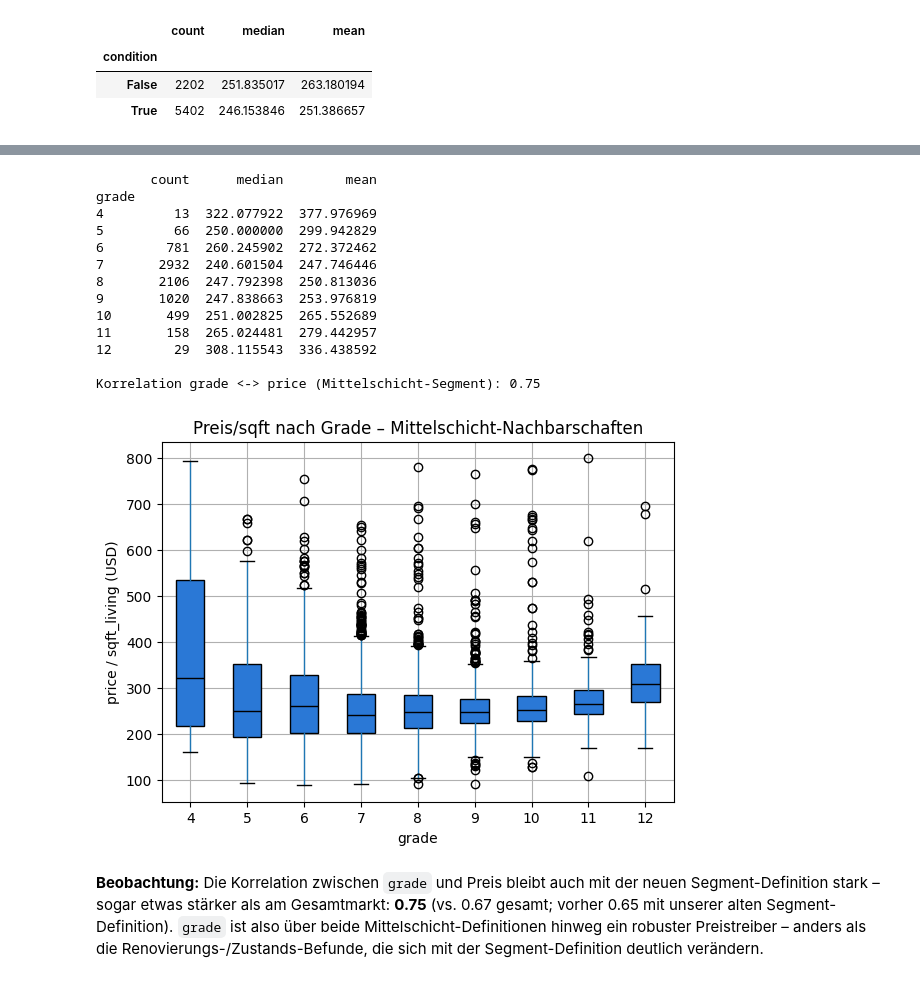
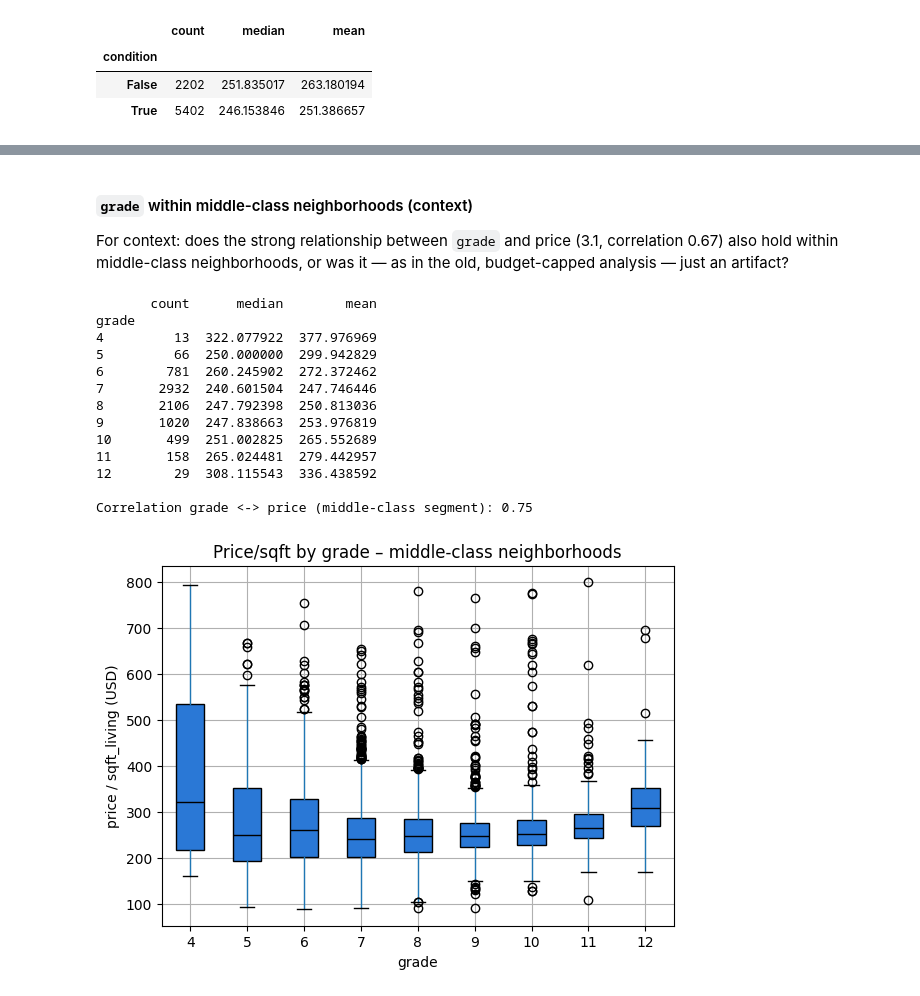
Before and after one commit to 1com/ds-eda-project, a Jupyter notebook: 04_hypothesis_2.ipynb, the cells around one changed output, grey strips where cells are left out. Cells and saved outputs as stored; diff of their text form; code cells hidden in the pictures.

```diff
--- a/04_hypothesis_2.ipynb
+++ b/04_hypothesis_2.ipynb
@@ -222,31 +212,33 @@ Zur Einordnung: Gilt der starke Zusammenhang zwischen `grade` und Preis (3.1, Ko
+# %% [markdown]
+#### `grade` within middle-class neighborhoods (context)
+
+For context: does the strong relationship between `grade` and price (3.1, correlation 0.67) also hold within middle-class neighborhoods, or was it — as in the old, budget-capped analysis — just an artifact?
 # %%
 bonnie_grade = bonnie.groupby("grade")["price_per_sqft"].agg(["count", "median", "mean"])
 print(bonnie_grade)
-print("\nKorrelation grade <-> price (Mittelschicht-Segment):", bonnie["grade"].corr(bonnie["price"]).round(2))
+print("\nCorrelation grade <-> price (middle-class segment):", bonnie["grade"].corr(bonnie["price"]).round(2))
 
 fig, ax = plt.subplots()
 bonnie.boxplot(column="price_per_sqft", by="grade", ax=ax, patch_artist=True,
                boxprops={"facecolor": "#2a78d6", "edgecolor": "black"},
                medianprops={"color": "black"})
-ax.set_title("Preis/sqft nach Grade – Mittelschicht-Nachbarschaften")
+ax.set_title("Price/sqft by grade – middle-class neighborhoods")
 ax.set_xlabel("grade")
 ax.set_ylabel("price / sqft_living (USD)")
 plt.suptitle("")
 plt.show()
 # %% [output]
        count      median        mean
 grade
 4         13  322.077922  377.976969
 5         66  250.000000  299.942829
 6        781  260.245902  272.372462
 7       2932  240.601504  247.746446
 8       2106  247.792398  250.813036
 9       1020  247.838663  253.976819
 10       499  251.002825  265.552689
 11       158  265.024481  279.442957
 12        29  308.115543  336.438592
 
-Korrelation grade <-> price (Mittelschicht-Segment): 0.75
+Correlation grade <-> price (middle-class segment): 0.75
-[figure, old version]
+[figure, new version]
-# %% [markdown]
-**Beobachtung:** Die Korrelation zwischen `grade` und Preis bleibt auch mit der neuen Segment-Definition stark – sogar etwas stärker als am Gesamtmarkt: **0.75** (vs. 0.67 gesamt; vorher 0.65 mit unserer alten Segment-Definition). `grade` ist also über beide Mittelschicht-Definitionen hinweg ein robuster Preistreiber – anders als die Renovierungs-/Zustands-Befunde, die sich mit der Segment-Definition deutlich verändern.
```
Also changed, not shown: parts of 32 cells of this notebook, 1 other file.
